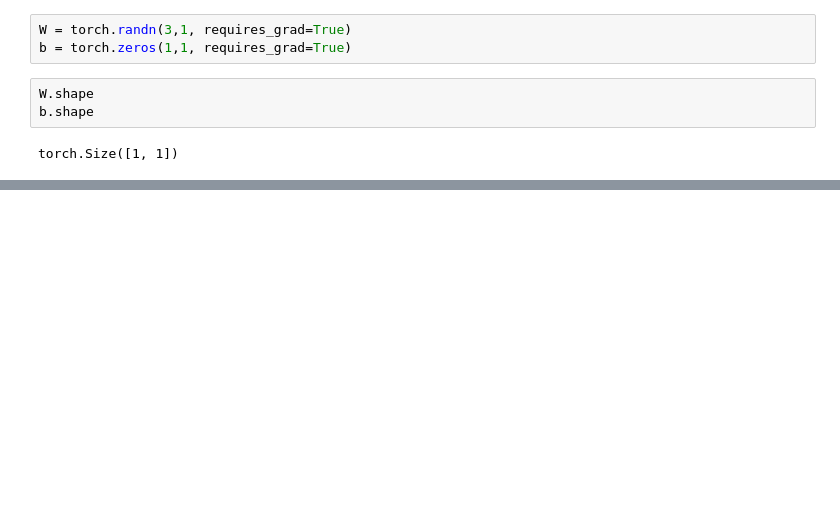
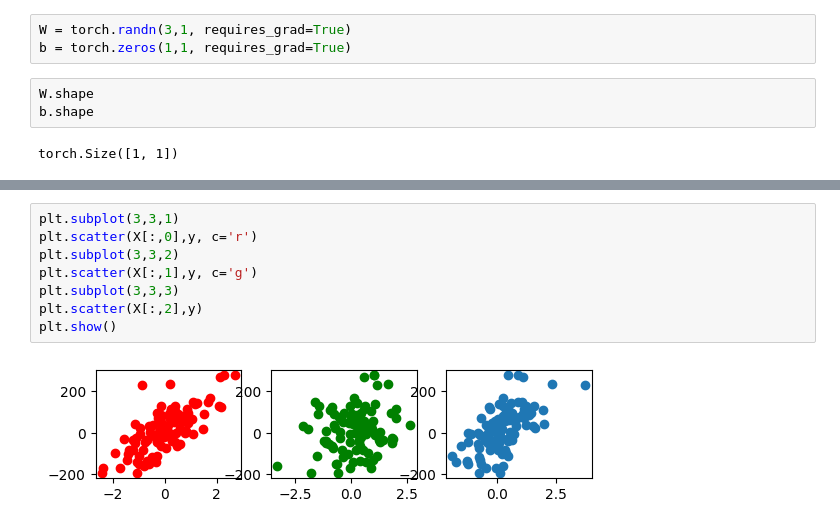
Before and after one commit to Arjun-G-Ravi/AI-Notes, a Jupyter notebook: 03_Coding ML and DL/01_Linear Regression/Using torch.ipynb, the cells around one changed output, grey strips where cells are left out. Saved outputs shown, nothing was run; the diff lists cells and outputs as text; blank space fills up the shorter version.

```diff
--- a/03_Coding ML and DL/01_Linear Regression/Using torch.ipynb
+++ b/03_Coding ML and DL/01_Linear Regression/Using torch.ipynb
@@ -44,0 +56,10 @@ print(loss.item())
+# %%
+plt.subplot(3,3,1)
+plt.scatter(X[:,0],y, c='r')
+plt.subplot(3,3,2)
+plt.scatter(X[:,1],y, c='g')
+plt.subplot(3,3,3)
+plt.scatter(X[:,2],y)
+plt.show()
+# %% [output]
+[figure, added]
```
Also changed, not shown: parts of 4 cells of this notebook.
